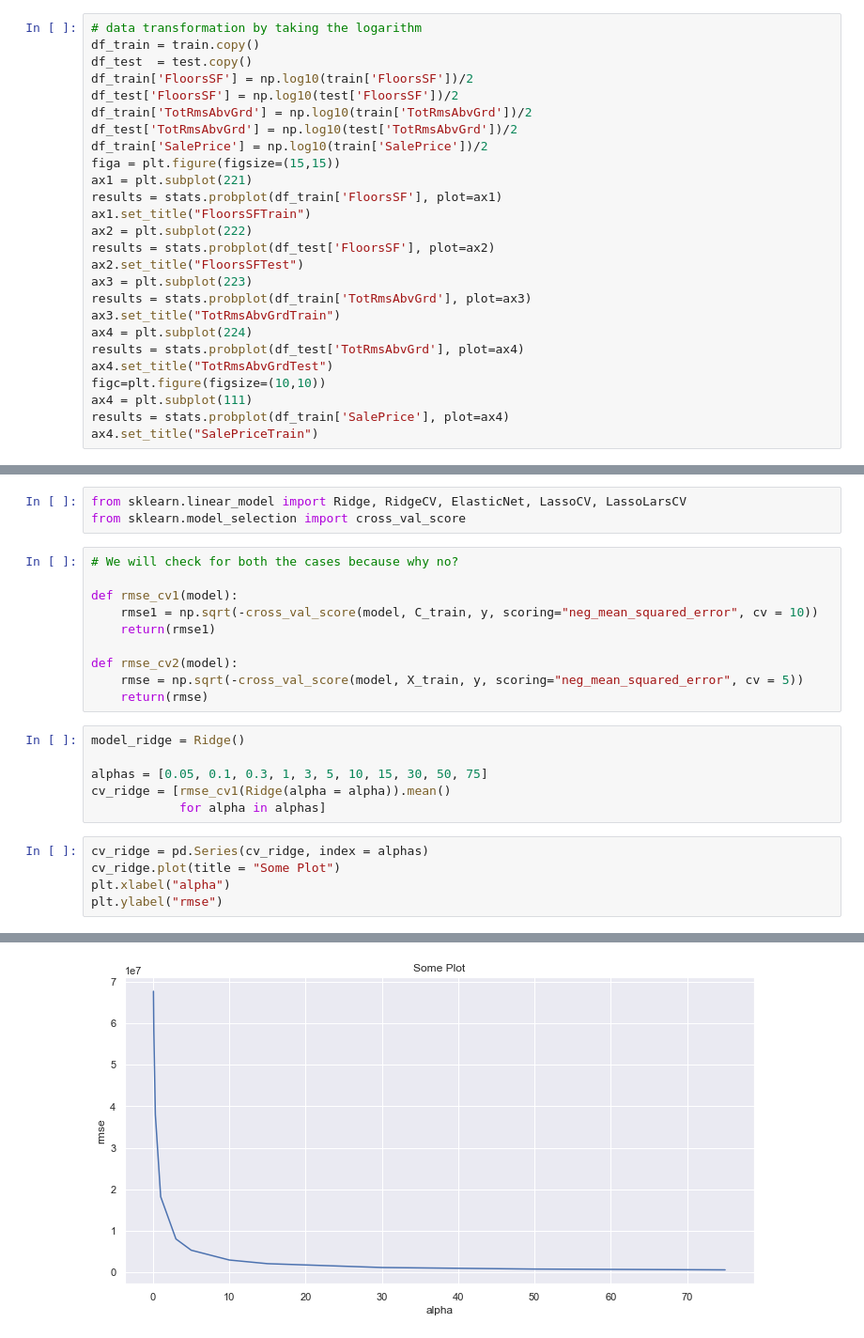
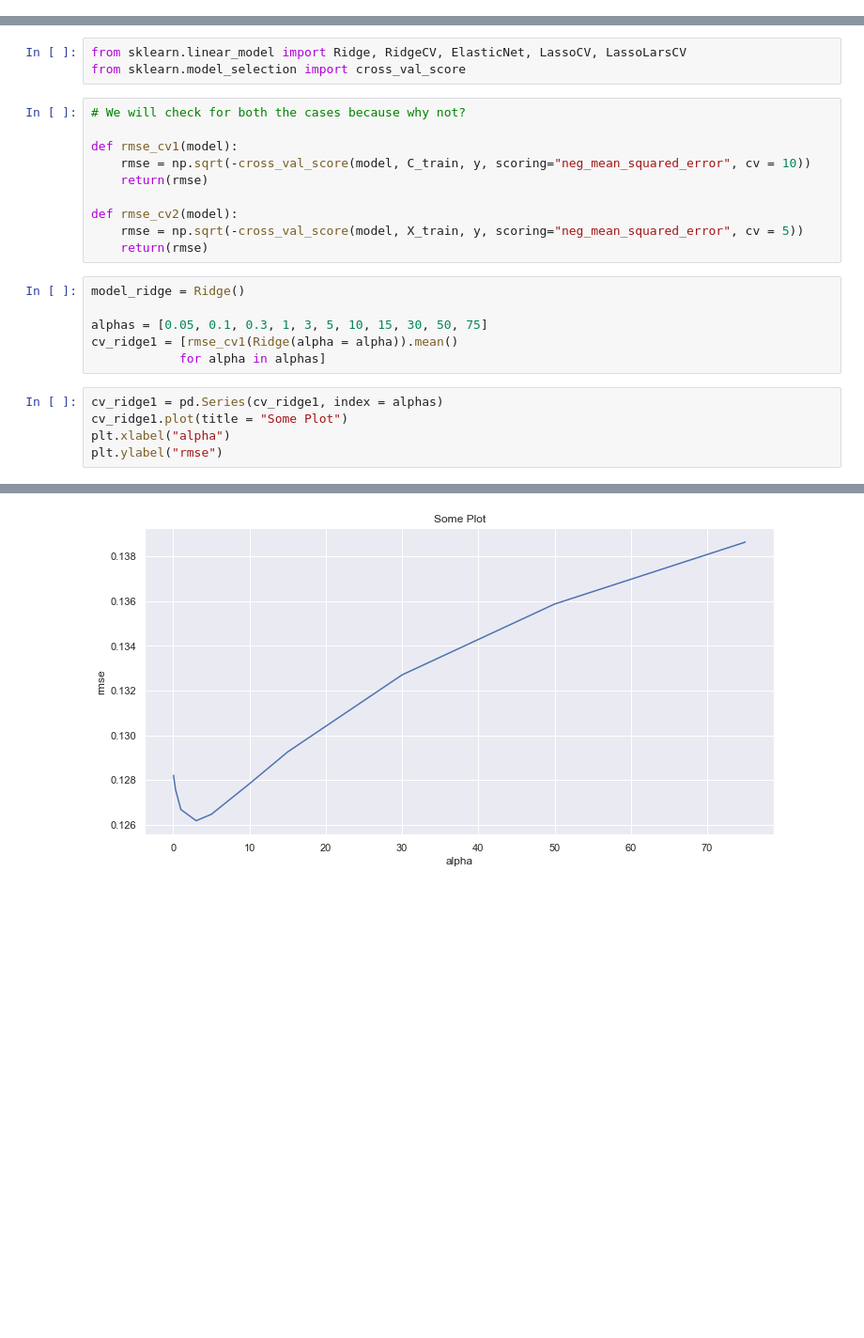
Before and after one commit to Ak-Gautam/Regularised_L_M, a Jupyter notebook: RLM.ipynb, the cells around one changed output, grey strips where cells are left out. Shown at 94% size. Saved outputs shown, nothing was run; the diff lists cells and outputs as text; blank space fills up the shorter version.

```diff
--- a/RLM.ipynb
+++ b/RLM.ipynb
@@ -351,29 +339,3 @@ ax4.set_title("SalePriceTrain")
 Text(0.5, 1.0, 'SalePriceTrain')
 [figure]
 [figure]
-# %%
-# data transformation by taking the logarithm
-df_train = train.copy()
-df_test  = test.copy()
-df_train['FloorsSF'] = np.log10(train['FloorsSF'])/2
-df_test['FloorsSF'] = np.log10(test['FloorsSF'])/2
-df_train['TotRmsAbvGrd'] = np.log10(train['TotRmsAbvGrd'])/2
-df_test['TotRmsAbvGrd'] = np.log10(test['TotRmsAbvGrd'])/2
-df_train['SalePrice'] = np.log10(train['SalePrice'])/2
-figa = plt.figure(figsize=(15,15))
-ax1 = plt.subplot(221)
-results = stats.probplot(df_train['FloorsSF'], plot=ax1)
-ax1.set_title("FloorsSFTrain")
-ax2 = plt.subplot(222)
-results = stats.probplot(df_test['FloorsSF'], plot=ax2)
-ax2.set_title("FloorsSFTest")
-ax3 = plt.subplot(223)
-results = stats.probplot(df_train['TotRmsAbvGrd'], plot=ax3)
-ax3.set_title("TotRmsAbvGrdTrain")
-ax4 = plt.subplot(224)
-results = stats.probplot(df_test['TotRmsAbvGrd'], plot=ax4)
-ax4.set_title("TotRmsAbvGrdTest")
-figc=plt.figure(figsize=(10,10))
-ax4 = plt.subplot(111)
-results = stats.probplot(df_train['SalePrice'], plot=ax4)
-ax4.set_title("SalePriceTrain")
@@ -498,11 +487,11 @@ we shall start with observing Root-Mean-Squared-Error or RMSE
 from sklearn.linear_model import Ridge, RidgeCV, ElasticNet, LassoCV, LassoLarsCV
 from sklearn.model_selection import cross_val_score
 # %%
-# We will check for both the cases because why no?
+# We will check for both the cases because why not?
 
 def rmse_cv1(model):
-    rmse1 = np.sqrt(-cross_val_score(model, C_train, y, scoring="neg_mean_squared_error", cv = 10))
-    return(rmse1)
+    rmse = np.sqrt(-cross_val_score(model, C_train, y, scoring="neg_mean_squared_error", cv = 10))
+    return(rmse)
 
 def rmse_cv2(model):
     rmse = np.sqrt(-cross_val_score(model, X_train, y, scoring="neg_mean_squared_error", cv = 5))
@@ -511,13 +500,13 @@ def rmse_cv2(model):
 model_ridge = Ridge()
 
 alphas = [0.05, 0.1, 0.3, 1, 3, 5, 10, 15, 30, 50, 75]
-cv_ridge = [rmse_cv1(Ridge(alpha = alpha)).mean()
+cv_ridge1 = [rmse_cv1(Ridge(alpha = alpha)).mean()
             for alpha in alphas]
 # %%
-cv_ridge = pd.Series(cv_ridge, index = alphas)
-cv_ridge.plot(title = "Some Plot")
+cv_ridge1 = pd.Series(cv_ridge1, index = alphas)
+cv_ridge1.plot(title = "Some Plot")
 plt.xlabel("alpha")
 plt.ylabel("rmse")
 # %% [output]
 Text(0, 0.5, 'rmse')
-[figure, old version]
+[figure, new version]
```
Also changed, not shown: parts of 27 cells of this notebook.
